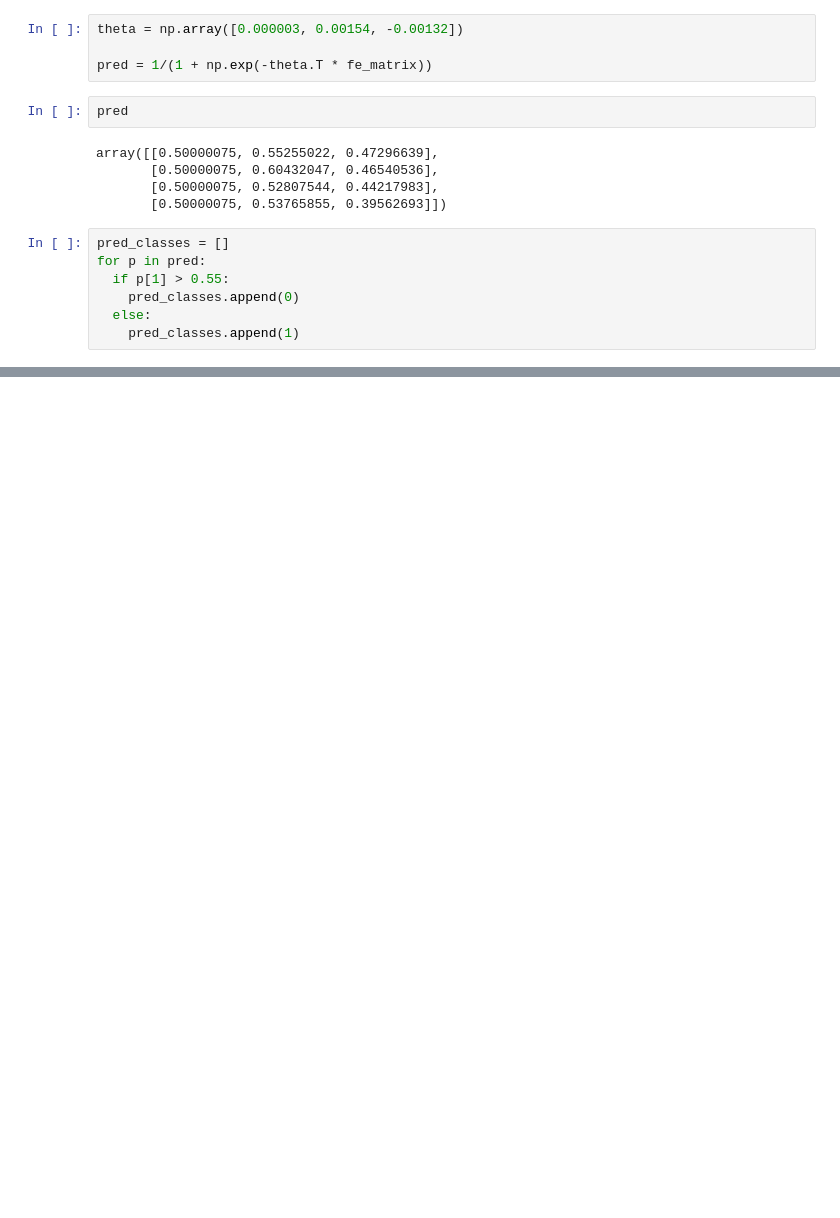
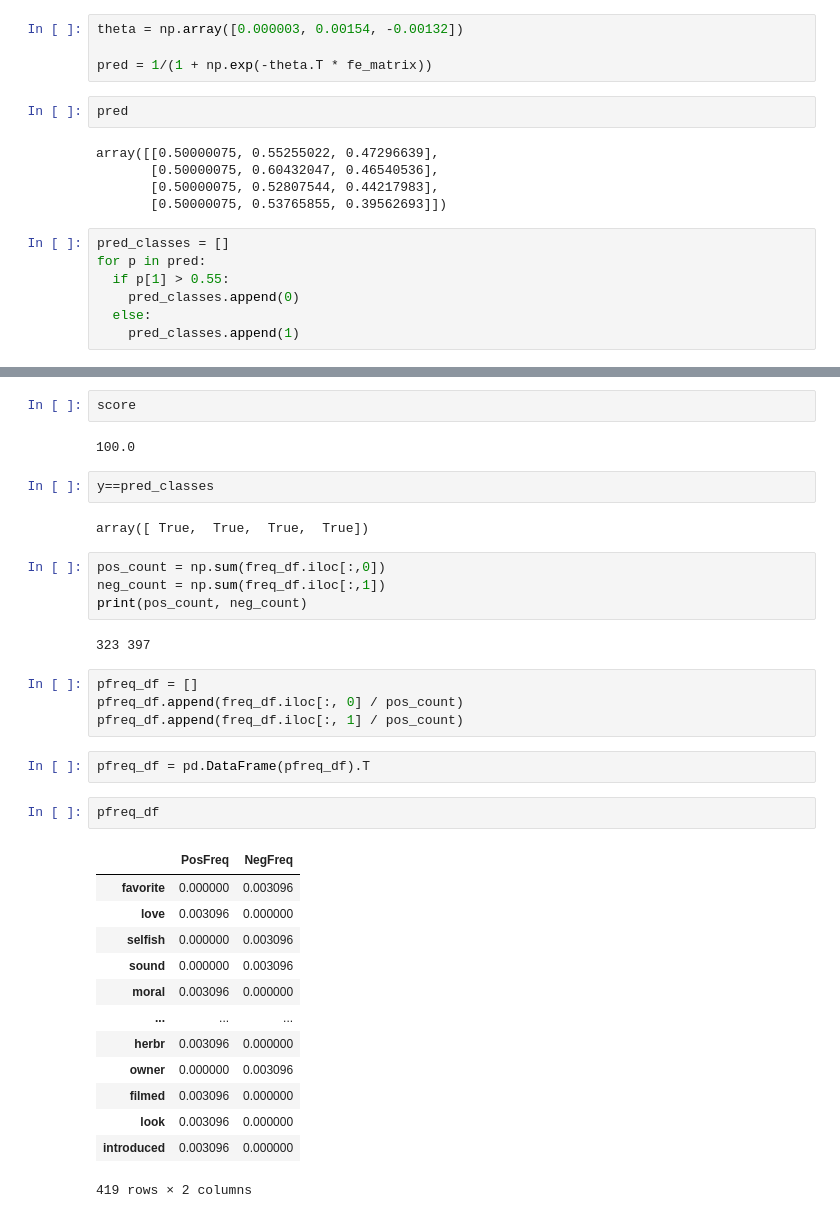
Before and after one commit to mralamdari/NLP-Classification-and-Vector-Spaces, a Jupyter notebook: NLP_Classification_and_Vector_Spaces_Begginer.ipynb, the cells around one changed output, grey strips where cells are left out. Drawn from its saved outputs; the diff is of its cells as text; blank space fills up the shorter version.

```diff
--- a/NLP_Classification_and_Vector_Spaces_Begginer.ipynb
+++ b/NLP_Classification_and_Vector_Spaces_Begginer.ipynb
@@ -255,0 +260,36 @@ pred_classes
+# %%
+score
+# %% [output]
+100.0
+# %%
+y==pred_classes
+# %% [output]
+array([ True,  True,  True,  True])
+# %%
+pos_count = np.sum(freq_df.iloc[:,0])
+neg_count = np.sum(freq_df.iloc[:,1])
+print(pos_count, neg_count)
+# %% [output]
+323 397
+# %%
+pfreq_df = []
+pfreq_df.append(freq_df.iloc[:, 0] / pos_count)
+pfreq_df.append(freq_df.iloc[:, 1] / pos_count)
+# %%
+pfreq_df = pd.DataFrame(pfreq_df).T
+# %%
+pfreq_df
+# %% [output]
+|  | PosFreq | NegFreq |
+| favorite | 0.000000 | 0.003096 |
+| love | 0.003096 | 0.000000 |
+| selfish | 0.000000 | 0.003096 |
+| sound | 0.000000 | 0.003096 |
+| moral | 0.003096 | 0.000000 |
+| ... | ... | ... |
+| herbr | 0.003096 | 0.000000 |
+| owner | 0.000000 | 0.003096 |
+| filmed | 0.003096 | 0.000000 |
+| look | 0.003096 | 0.000000 |
+| introduced | 0.003096 | 0.000000 |
+419 rows × 2 columns
```
Also changed, not shown: parts of 8 cells of this notebook.
